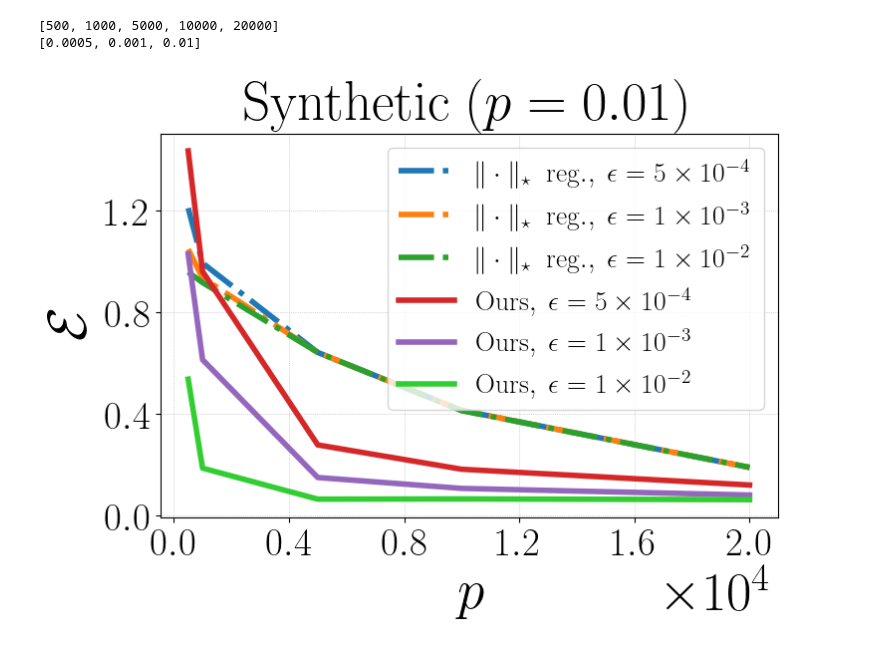
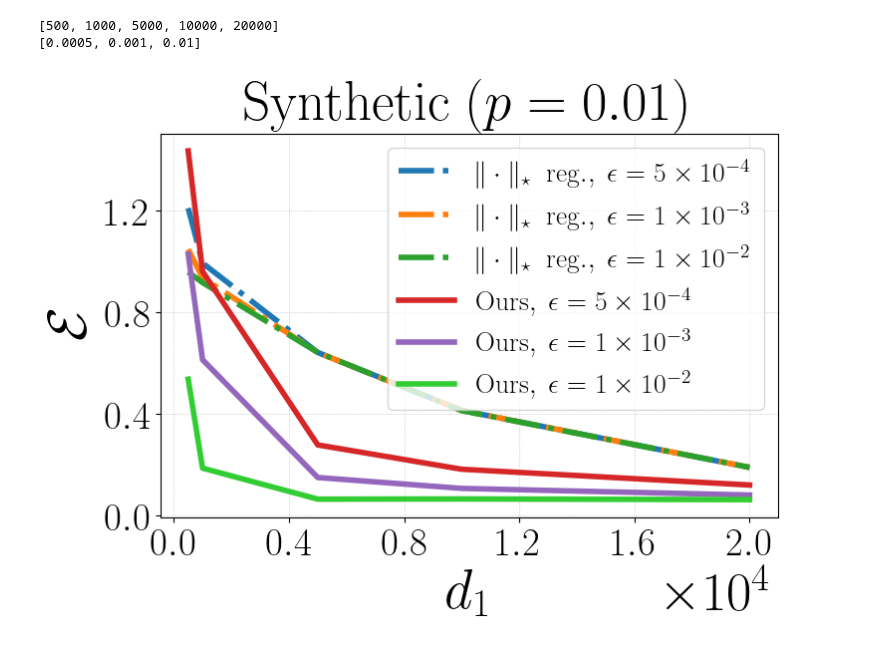
Before and after one commit to VirtuosoResearch/Matrix-completion-from-ultrasparse-samples, a Jupyter notebook: plots/users-dp.ipynb, the cells around one changed output. Drawn from its saved outputs; the diff is of its cells as text; code cells hidden in the pictures.

Commit message:
plots

```diff
--- a/plots/users-dp.ipynb
+++ b/plots/users-dp.ipynb
@@ -65,35 +65,35 @@ plt.plot(X, err_mean[2], color='limegreen', lw=4, label=r"$\mathrm{Ours},~\epsil
 #plt.legend(fontsize=20, loc='upper center',bbox_to_anchor=(0.5, 1.4), ncol=2)
 #plt.title(title, fontsize=40, y=1.4)
 plt.title(title, fontsize=40)
 #plt.legend(fontsize=20, loc='center left',bbox_to_anchor=(1, 0.5), ncol=1)
 plt.legend(fontsize=20, loc='upper right', ncol=1)
 
-plt.xlabel(r"$p$", fontsize=40)
+plt.xlabel(r"$d_1$", fontsize=40)
 plt.ylabel(r"$\mathcal{E}$", fontsize=40)
 
 plt.xticks(fontsize=28)
 plt.yticks(fontsize=28)
 #plt.yscale("log", base=10)
 #plt.ylim(,1.1)
 plt.ticklabel_format(style='sci', axis='x', scilimits=(4, 4))
 plt.gca().xaxis.get_offset_text().set_fontsize(40)
 
 plt.gca().xaxis.set_major_locator(MaxNLocator(6))
 plt.gca().yaxis.set_major_locator(MaxNLocator(4))
 plt.grid(lw=0.5, ls=":")
 #acc_str = f"best train acc: {np.array(train_acc).max():.4f}\nvalid acc: {val_acc[-1]:.4f}\nbest valid acc: {np.array(val_acc).max():.4f}\ngrokking gap: {val_converge-train_converge}"
 # plt.annotate(acc_str, xy=(0.2, 0.5), xycoords='axes fraction', fontsize=12, color='purple', ha='center')
 # add the annotation text to the overleaf file
 #plt.tight_layout()
 plot_name = f"./plots/users_dp_p001_err.pdf"
 plt.savefig(plot_name, bbox_inches='tight', format="pdf", dpi=1200)
 
 plt.show()
 plt.close()
 # %% [output]
 [500, 1000, 5000, 10000, 20000]
 [0.0005, 0.001, 0.01]
-[figure, old version]
+[figure, new version]
 # %%
 # observed entries
 title = r'$\mathrm{Synthetic}~(p = 0.01)$'
```
Also changed, not shown: parts of 1 cell of this notebook, 2 other files.
